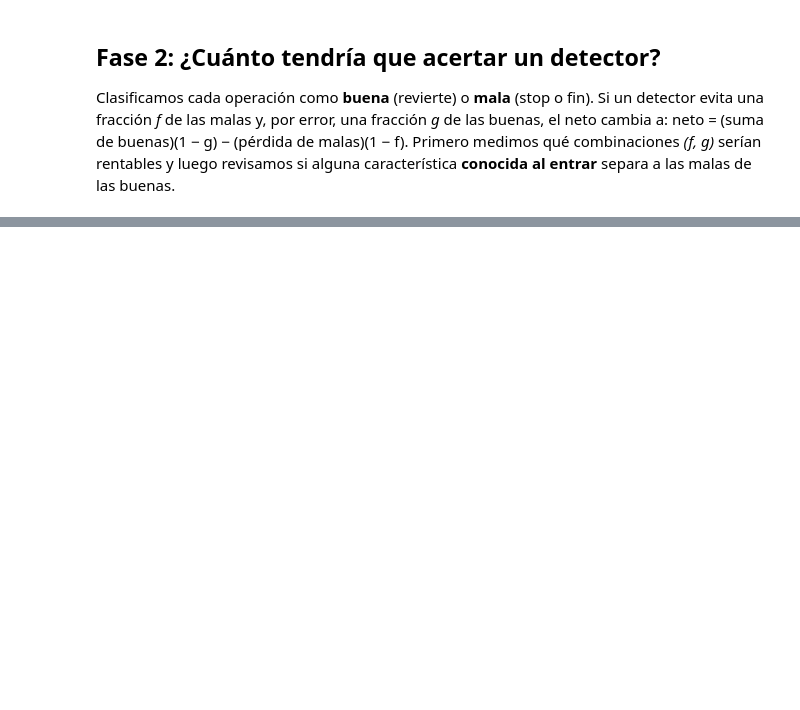
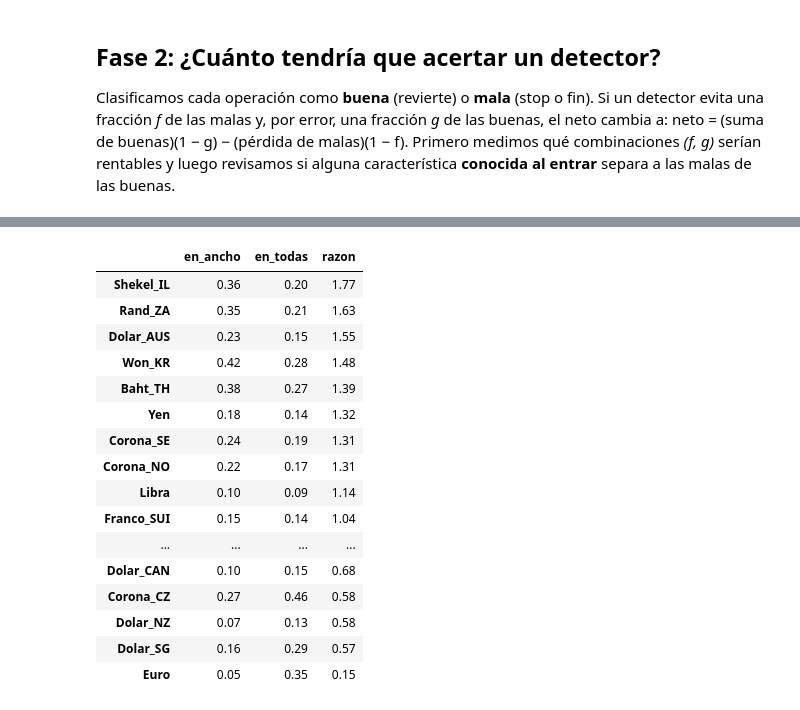
Before and after one commit to SamuOropeza/Investigacion_PCNM, a Jupyter notebook: Eventos.ipynb, the cells around one changed output, grey strips where cells are left out. Cells and saved outputs as stored; diff of their text form; code cells hidden in the pictures; blank space fills up the shorter version.

```diff
--- a/Eventos.ipynb
+++ b/Eventos.ipynb
@@ -298,0 +336,5 @@ Clasificamos cada operación como **buena** (revierte) o **mala** (stop o fin).
+# %%
+T['tercil_dia'] = pd.qcut(T.dia, 3, labels=['temprano', 'medio', 'tarde'])
+display(pd.crosstab(T.tercil_dia, T.salida, normalize='index').round(3))
+display(T.groupby('tercil_dia').agg(n=('neto', 'size'), bruto_suma=('bruto', 'sum'),
+                                    neto_suma=('neto', 'sum')).round(3))
@@ -298,0 +529,27 @@ Clasificamos cada operación como **buena** (revierte) o **mala** (stop o fin).
+# %%
+from collections import Counter
+cest = {(s['window'], i): c for s in seleccion for i, c in enumerate(s['cestas'])}
+T = res['fijo']; ancho = T[T.ancho_bps >= T.ancho_bps.quantile(2 / 3)]
+ca = Counter(data.columns[j] for w, c in zip(ancho.ventana, ancho.cesta) for j in cest[(w, c)])
+ct = Counter(data.columns[j] for w, c in zip(T.ventana, T.cesta) for j in cest[(w, c)])
+comp = pd.DataFrame({'en_ancho': pd.Series(ca) / len(ancho), 'en_todas': pd.Series(ct) / len(T)}).fillna(0)
+comp['razon'] = comp.en_ancho / comp.en_todas
+display(comp.sort_values('razon', ascending=False).round(2))
+# %% [output]
+|  | en_ancho | en_todas | razon |
+| Shekel_IL | 0.36 | 0.20 | 1.77 |
+| Rand_ZA | 0.35 | 0.21 | 1.63 |
+| Dolar_AUS | 0.23 | 0.15 | 1.55 |
+| Won_KR | 0.42 | 0.28 | 1.48 |
+| Baht_TH | 0.38 | 0.27 | 1.39 |
+| Yen | 0.18 | 0.14 | 1.32 |
+| Corona_SE | 0.24 | 0.19 | 1.31 |
+| Corona_NO | 0.22 | 0.17 | 1.31 |
+| Libra | 0.10 | 0.09 | 1.14 |
+| Franco_SUI | 0.15 | 0.14 | 1.04 |
+| ... | ... | ... | ... |
+| Dolar_CAN | 0.10 | 0.15 | 0.68 |
+| Corona_CZ | 0.27 | 0.46 | 0.58 |
+| Dolar_NZ | 0.07 | 0.13 | 0.58 |
+| Dolar_SG | 0.16 | 0.29 | 0.57 |
+| Euro | 0.05 | 0.35 | 0.15 |
```
Also changed, not shown: parts of 21 cells of this notebook, 1 other file.
